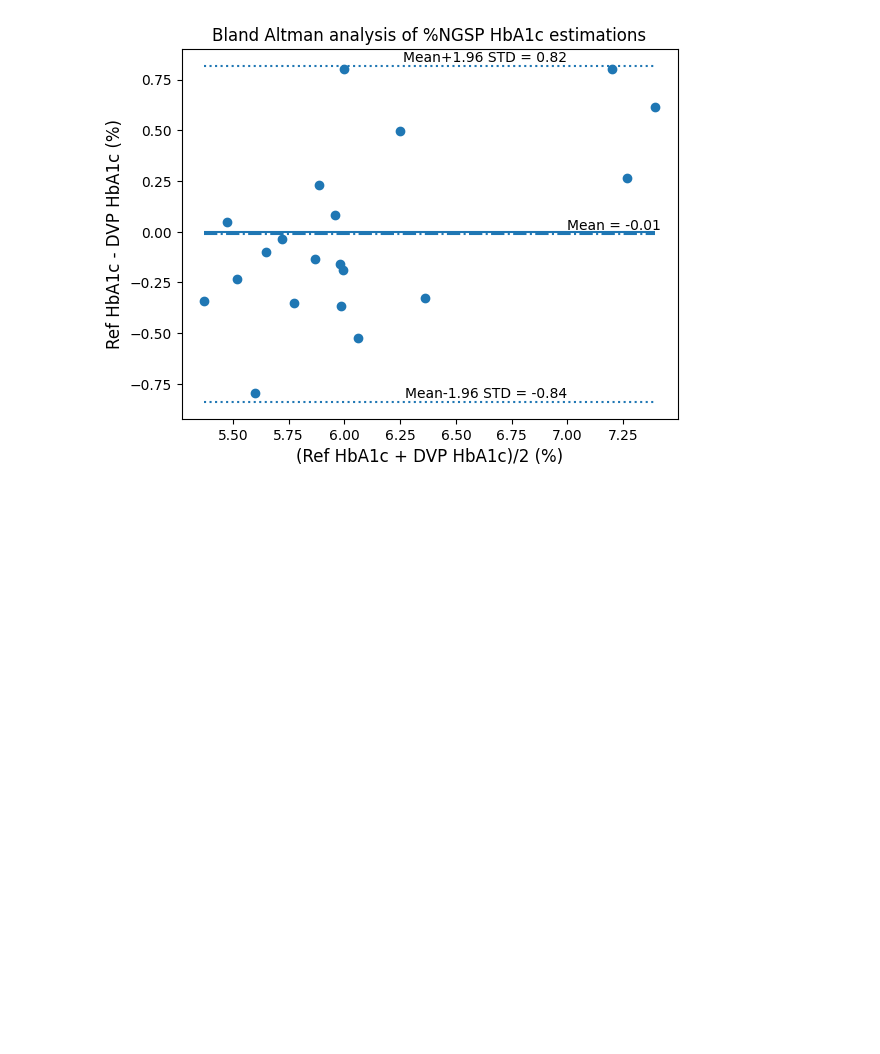
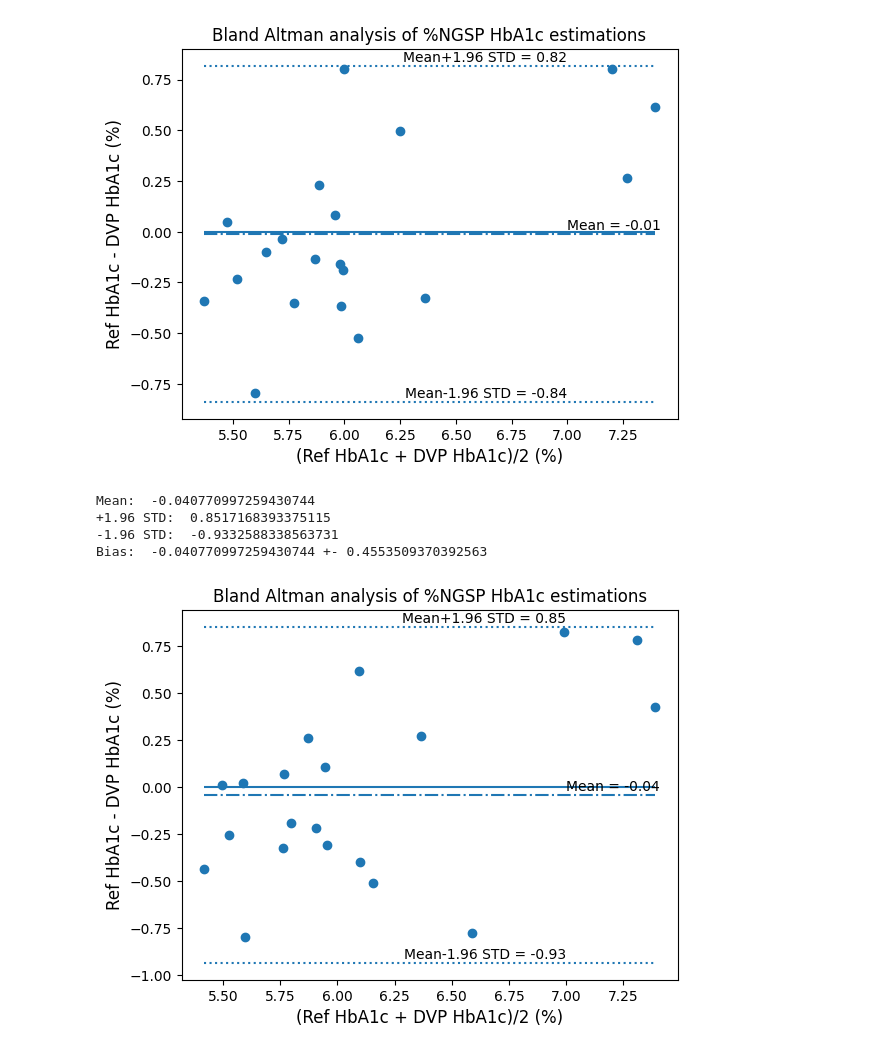
Before and after one commit to shamasatter/Estimating-HbA1c-from-PPG-using-ML, a Jupyter notebook: fig.ipynb, the cells around one changed output. Drawn from its saved outputs; the diff is of its cells as text; code cells hidden in the pictures; blank space fills up the shorter version.

```diff
--- a/fig.ipynb
+++ b/fig.ipynb
@@ -518,3 +518,32 @@ Mean:  -0.01047118493042527
 -1.96 STD:  -0.8392370218352332
 Bias:  -0.01047118493042527 +- 0.42283971270653464
 [figure]
+# %%
+rfwo_acdc = [5.635269515725736,
+ 5.73205067253045,
+ 6.296879772999522,
+ 5.576919418588501,
+ 6.016793911317805,
+ 5.890712827861691,
+ 5.995097024452388,
+ 7.176318037639481,
+ 5.894192371926313,
+ 6.577498102057573,
+ 6.10748425544017,
+ 6.408394400590667,
+ 5.740434916588121,
+ 6.919190272202579,
+ 5.651157392945671,
+ 6.972132915860945,
+ 5.784334723238738,
+ 5.490299780484854,
+ 5.921382549170723,
+ 6.2288770835666885]
+# %%
+hBAA(cb2, rfwo_acdc)
+# %% [output]
+Mean:  -0.040770997259430744
++1.96 STD:  0.8517168393375115
+-1.96 STD:  -0.9332588338563731
+Bias:  -0.040770997259430744 +- 0.4553509370392563
+[figure, added]
```
